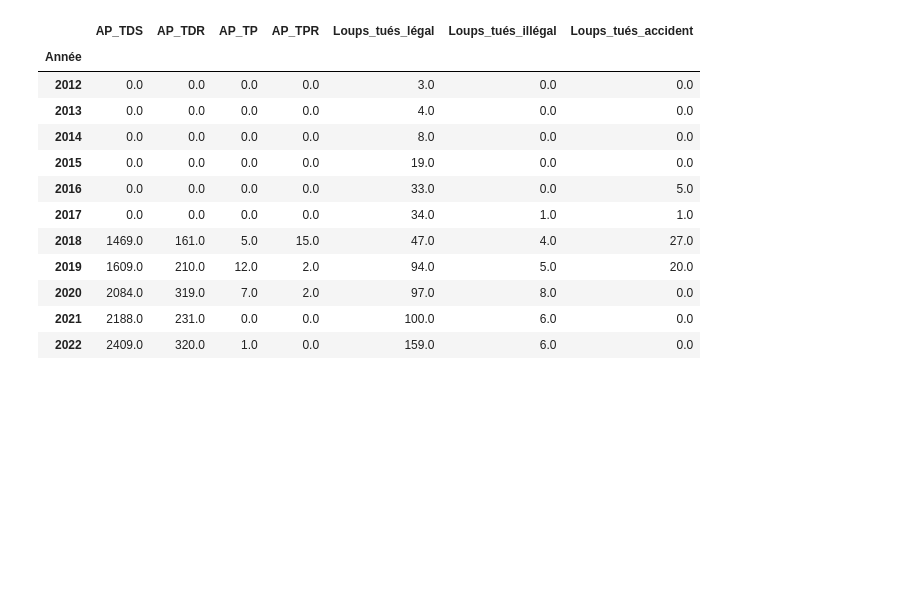
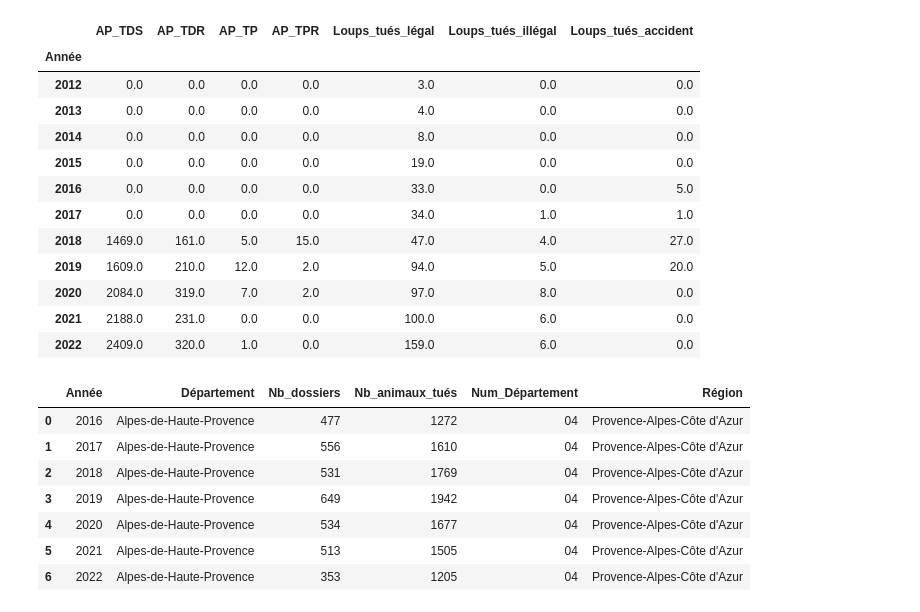
Before and after one commit to dthonon/pna_loup_suivi, a Jupyter notebook: notebook/Analyse_mortalité_loup.ipynb, the cells around one changed output. Cells and saved outputs as stored; diff of their text form; code cells hidden in the pictures; blank space fills up the shorter version.

```diff
--- a/notebook/Analyse_mortalité_loup.ipynb
+++ b/notebook/Analyse_mortalité_loup.ipynb
@@ -60,0 +78,12 @@ interventions_y.sum(numeric_only=True)
+# %%
+dommages_04 = dommages.query("Num_Département == '04'")
+dommages_04
+# %% [output]
+|  | Année | Département | Nb_dossiers | Nb_animaux_tués | Num_Département | Région |
+| 0 | 2016 | Alpes-de-Haute-Provence | 477 | 1272 | 04 | Provence-Alpes-Côte d'Azur |
+| 1 | 2017 | Alpes-de-Haute-Provence | 556 | 1610 | 04 | Provence-Alpes-Côte d'Azur |
+| 2 | 2018 | Alpes-de-Haute-Provence | 531 | 1769 | 04 | Provence-Alpes-Côte d'Azur |
+| 3 | 2019 | Alpes-de-Haute-Provence | 649 | 1942 | 04 | Provence-Alpes-Côte d'Azur |
+| 4 | 2020 | Alpes-de-Haute-Provence | 534 | 1677 | 04 | Provence-Alpes-Côte d'Azur |
+| 5 | 2021 | Alpes-de-Haute-Provence | 513 | 1505 | 04 | Provence-Alpes-Côte d'Azur |
+| 6 | 2022 | Alpes-de-Haute-Provence | 353 | 1205 | 04 | Provence-Alpes-Côte d'Azur |
```
Also changed, not shown: parts of 5 cells of this notebook, 1 other file.
